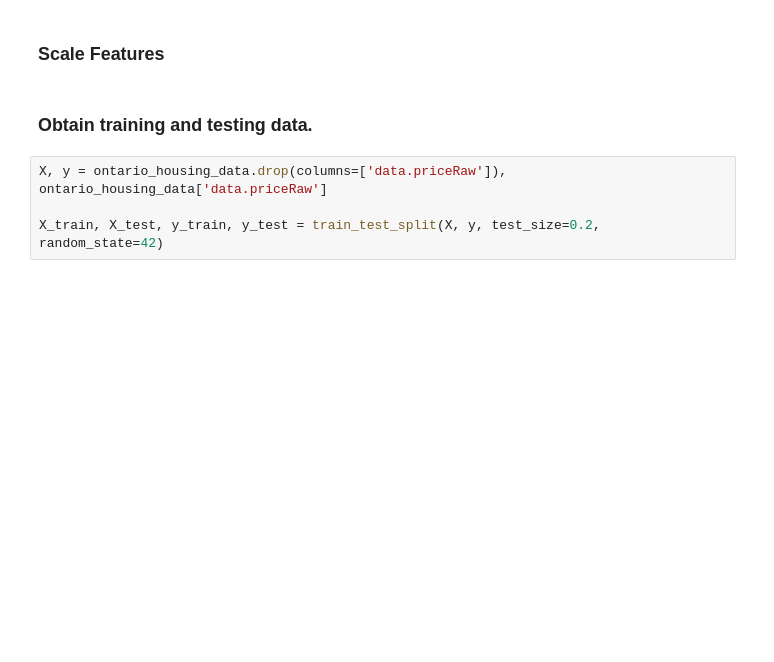
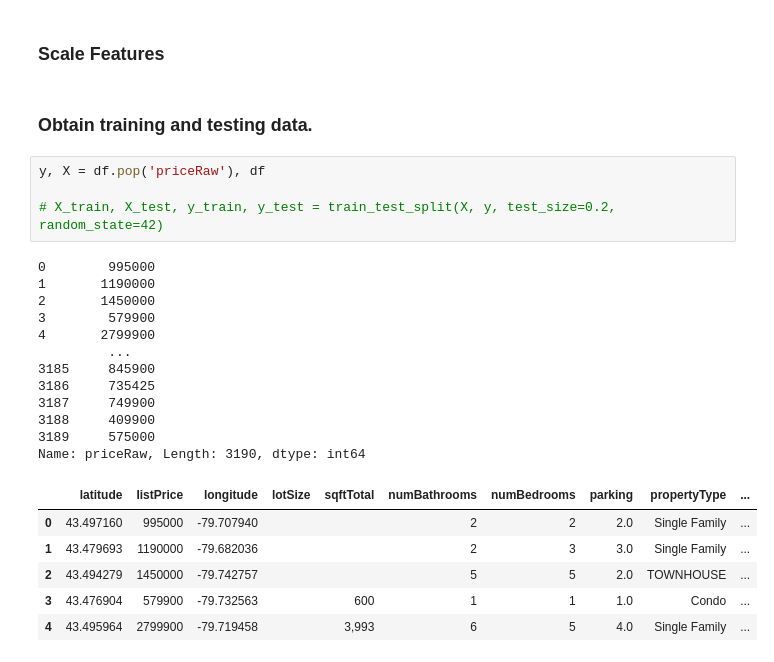
Before and after one commit to shahaansshah/3253-083_Group9, a Jupyter notebook: 3253_083_Group_9_Data_Analysis.ipynb, the cells around one changed output. Saved outputs shown, nothing was run; the diff lists cells and outputs as text; blank space fills up the shorter version.

```diff
--- a/3253_083_Group_9_Data_Analysis.ipynb
+++ b/3253_083_Group_9_Data_Analysis.ipynb
@@ -195,6 +231,25 @@ ontario_housing_data
 # %% [markdown]
 ### Obtain training and testing data.
 # %%
-X, y = ontario_housing_data.drop(columns=['data.priceRaw']), ontario_housing_data['data.priceRaw']
+y, X = df.pop('priceRaw'), df
 
-X_train, X_test, y_train, y_test = train_test_split(X, y, test_size=0.2, random_state=42)
+# X_train, X_test, y_train, y_test = train_test_split(X, y, test_size=0.2, random_state=42)
+# %% [output]
+0        995000
+1       1190000
+2       1450000
+3        579900
+4       2799900
+         ...
+3185     845900
+3186     735425
+3187     749900
+3188     409900
+3189     575000
+Name: priceRaw, Length: 3190, dtype: int64
+|  | latitude | listPrice | longitude | lotSize | sqftTotal | numBathrooms | numBedrooms | parking | propertyType | ... |
+| 0 | 43.497160 | 995000 | -79.707940 |  |  | 2 | 2 | 2.0 | Single Family | ... |
+| 1 | 43.479693 | 1190000 | -79.682036 |  |  | 2 | 3 | 3.0 | Single Family | ... |
+| 2 | 43.494279 | 1450000 | -79.742757 |  |  | 5 | 5 | 2.0 | TOWNHOUSE | ... |
+| 3 | 43.476904 | 579900 | -79.732563 |  | 600 | 1 | 1 | 1.0 | Condo | ... |
+| 4 | 43.495964 | 2799900 | -79.719458 |  | 3,993 | 6 | 5 | 4.0 | Single Family | ... |
```
Also changed, not shown: parts of 19 cells of this notebook.
